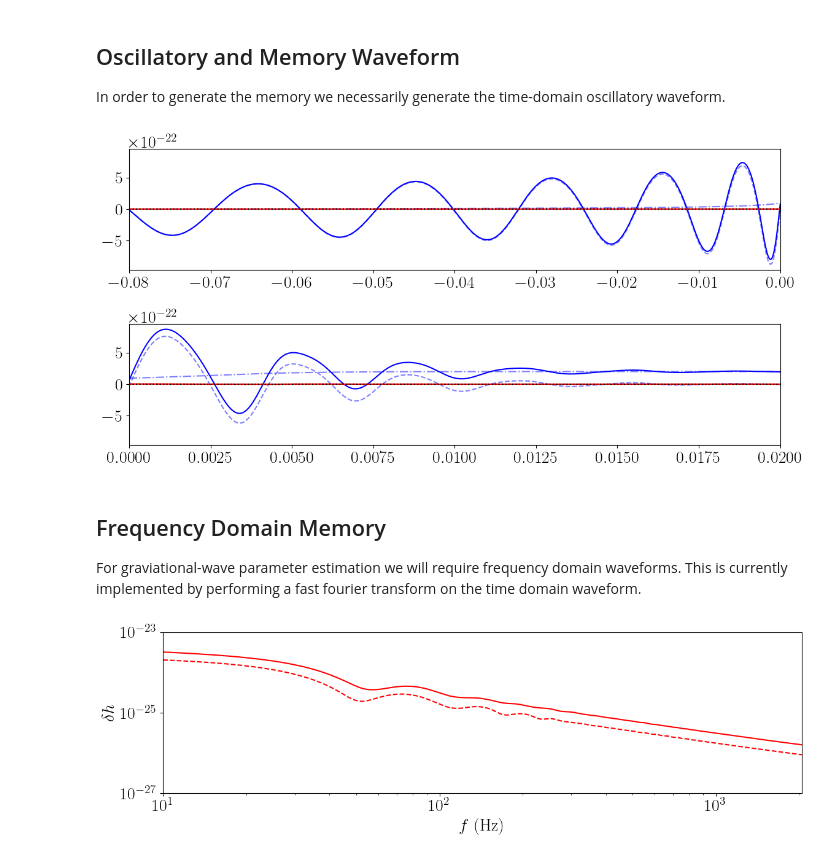
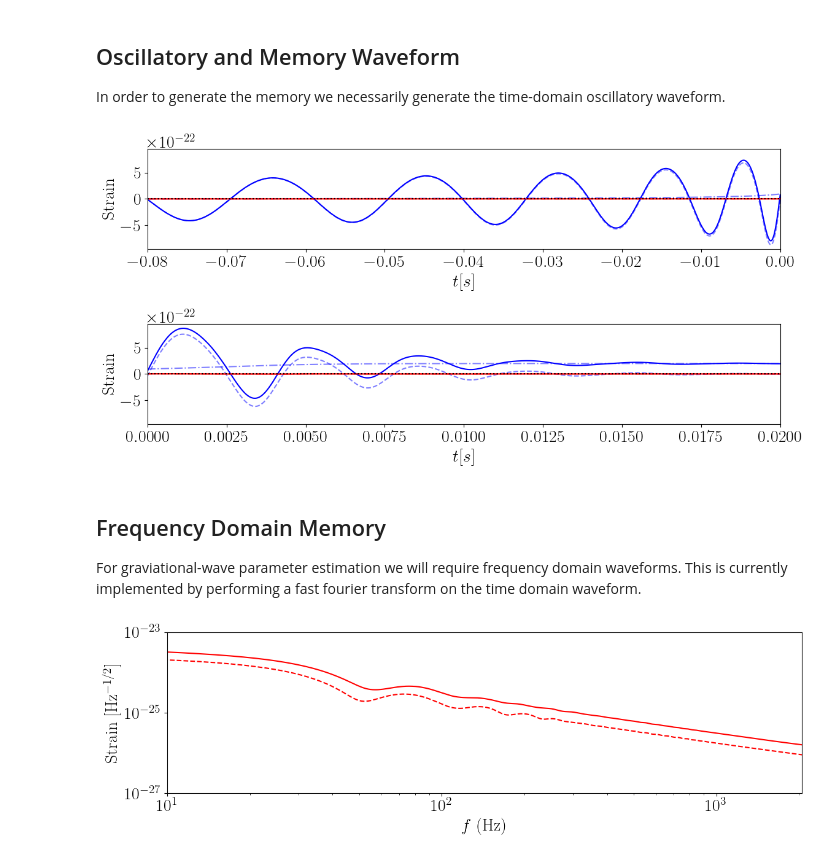
Before and after one commit to ColmTalbot/gwmemory, a Jupyter notebook: docs/example.ipynb, the cells around one changed output. Saved outputs shown, nothing was run; the diff lists cells and outputs as text; code cells hidden in the pictures.

```diff
--- a/docs/example.ipynb
+++ b/docs/example.ipynb
@@ -409,42 +417,46 @@ surr = gwmemory.waveforms.Surrogate(
 inc = np.pi / 2
 pol = 0
 
 oscillatory, times = surr.time_domain_oscillatory(inc=inc, phase=pol)
 memory, times = surr.time_domain_memory(inc=inc, phase=pol)
 
-fig = figure(figsize=(12, 6))
+fig = plt.figure(figsize=(12, 6))
 fig.add_subplot(2, 1, 1)
 plt.plot(times, oscillatory['plus'], linestyle='--', color='b', alpha=0.5)
 plt.plot(times, oscillatory['cross'], linestyle='--', color='r', alpha=0.5)
 plt.plot(times, memory['plus'], linestyle='-.', color='b', alpha=0.5)
 plt.plot(times, memory['cross'], linestyle='-.', color='r', alpha=0.5)
 plt.plot(times, oscillatory['plus'] + memory['plus'], color='b')
 plt.plot(times, oscillatory['cross'] + memory['cross'], color='r')
+plt.xlabel("$t [s]$")
+plt.ylabel("Strain")
 plt.axhline(0, linestyle=':', color='k')
 plt.xlim(-0.08, 0.0)
 
 fig.add_subplot(2, 1, 2)
 plt.plot(times, oscillatory['plus'], linestyle='--', color='b', alpha=0.5)
 plt.plot(times, oscillatory['cross'], linestyle='--', color='r', alpha=0.5)
 plt.plot(times, memory['plus'], linestyle='-.', color='b', alpha=0.5)
 plt.plot(times, memory['cross'], linestyle='-.', color='r', alpha=0.5)
 plt.plot(times, oscillatory['plus'] + memory['plus'], color='b')
 plt.plot(times, oscillatory['cross'] + memory['cross'], color='r')
+plt.xlabel("$t [s]$")
+plt.ylabel("Strain")
 plt.axhline(0, linestyle=':', color='k')
 plt.xlim(-0.0, 0.02)
 
 plt.tight_layout()
 plt.show()
 plt.close()
 # %% [output]
-[figure, old version]
+[figure, new version]
 # %% [markdown]
 ## Frequency Domain Memory
 
 
 For graviational-wave parameter estimation we will require frequency domain waveforms. This is currently implemented by performing a fast fourier transform on the time domain waveform.
 # %%
-fig = figure(figsize=(12, 4))
+fig = plt.figure(figsize=(12, 4))
 
 q = 1.
 S1 = [0, 0.8, 0]
@@ -463,7 +475,7 @@ plt.loglog(frequencies, abs(h_mem['plus']), linestyle='-', color='r', label=mode
 plt.loglog(frequencies, abs(h_mem['cross']), linestyle='--', color='r')
 
 plt.xlabel('$f$ (Hz)')
-plt.ylabel('$\delta h$')
+plt.ylabel('Strain [Hz$^{-1/2}$]')
 
 plt.xlim(10, 2048)
 plt.ylim(1e-27, 1e-23)
@@ -475,4 +487,4 @@ plt.tight_layout()
 plt.show()
 plt.close()
 # %% [output]
-[figure, old version]
+[figure, new version]
```
Also changed, not shown: parts of 8 cells of this notebook, 39 other files.
